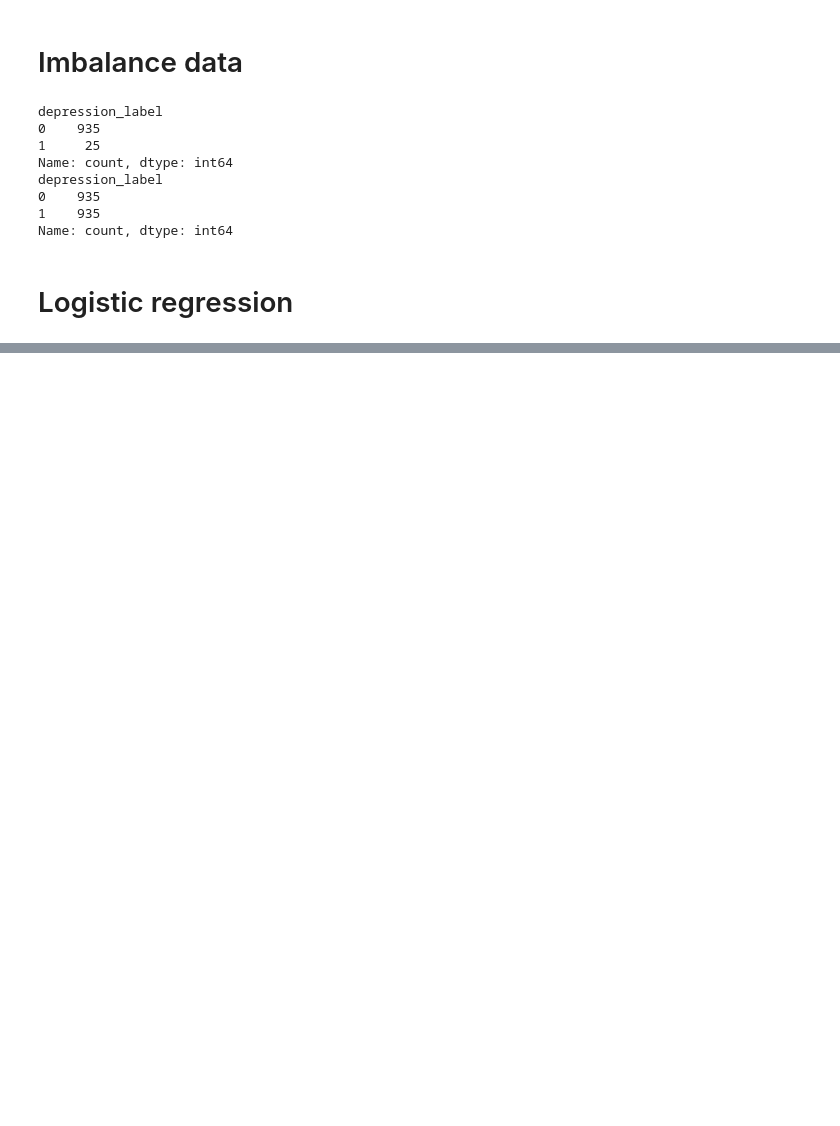
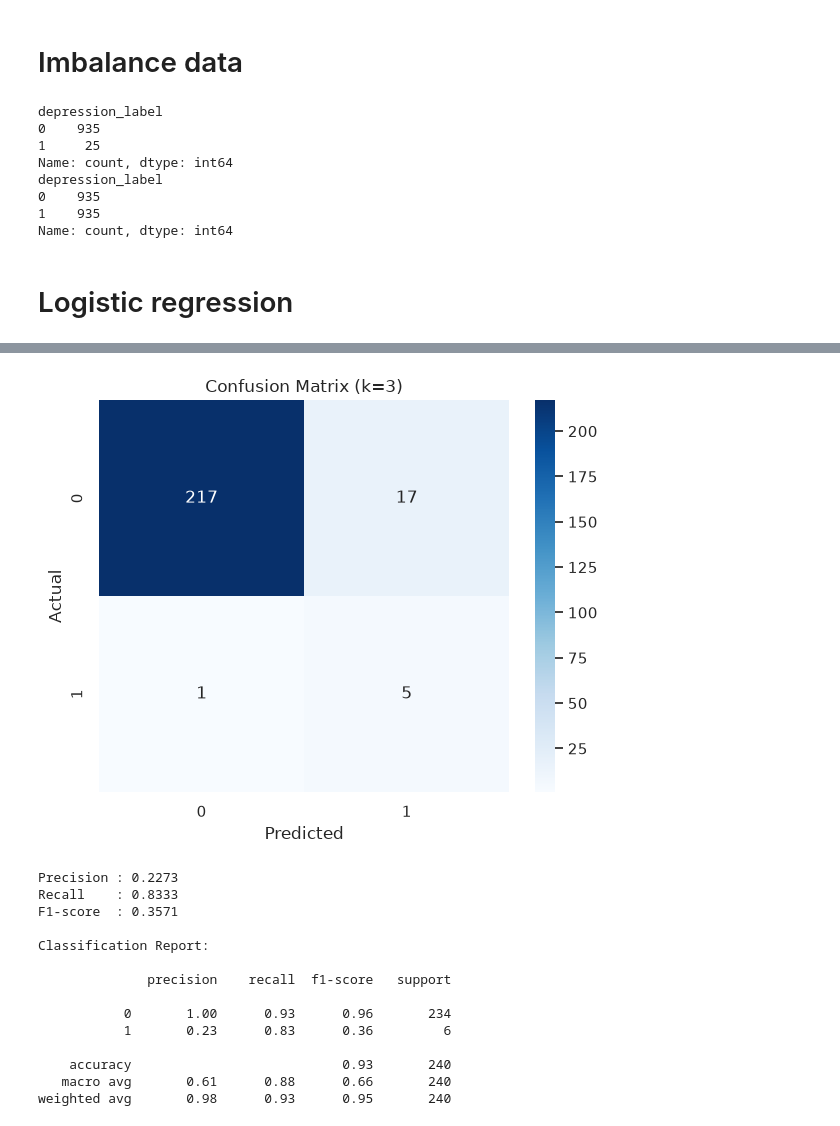
Before and after one commit to ILoveBacteria/data-mining-homeworks, a Jupyter notebook: homework3/notebook.ipynb, the cells around one changed output, grey strips where cells are left out. Drawn from its saved outputs; the diff is of its cells as text; code cells hidden in the pictures; blank space fills up the shorter version.

```diff
--- a/homework3/notebook.ipynb
+++ b/homework3/notebook.ipynb
@@ -465,0 +580,44 @@ weighted avg       0.98      0.96      0.97       240
+# %%
+
+y_pred = best_model_knn.predict(X_test)
+
+cm = confusion_matrix(y_test, y_pred)
+
+plt.figure(figsize=(6, 5))
+sns.heatmap(
+    cm,
+    annot=True,
+    fmt="d",
+    cmap="Blues",
+    xticklabels=best_model_knn.classes_,
+    yticklabels=best_model_knn.classes_
+)
+
+plt.xlabel("Predicted")
+plt.ylabel("Actual")
+plt.title(f"Confusion Matrix (k={best_k})")
+plt.tight_layout()
+plt.show()
+
+print(f"Precision : {precision_score(y_test, y_pred):.4f}")
+print(f"Recall    : {recall_score(y_test, y_pred):.4f}")
+print(f"F1-score  : {f1_score(y_test, y_pred):.4f}")
+
+print("\nClassification Report:\n")
+print(classification_report(y_test, y_pred))
+# %% [output]
+[figure, added]
+Precision : 0.2273
+Recall    : 0.8333
+F1-score  : 0.3571
+
+Classification Report:
+
+              precision    recall  f1-score   support
+
+           0       1.00      0.93      0.96       234
+           1       0.23      0.83      0.36         6
+
+    accuracy                           0.93       240
+   macro avg       0.61      0.88      0.66       240
+weighted avg       0.98      0.93      0.95       240
```
Also changed, not shown: parts of 27 cells of this notebook.
